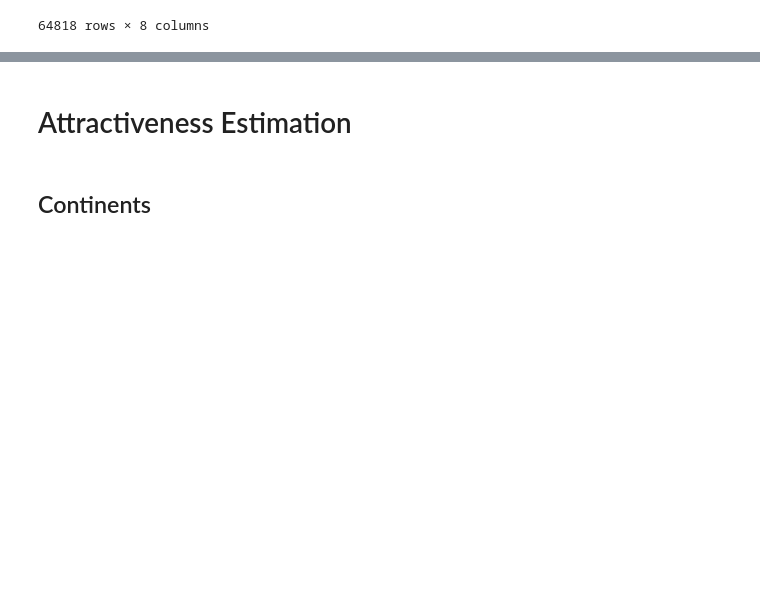
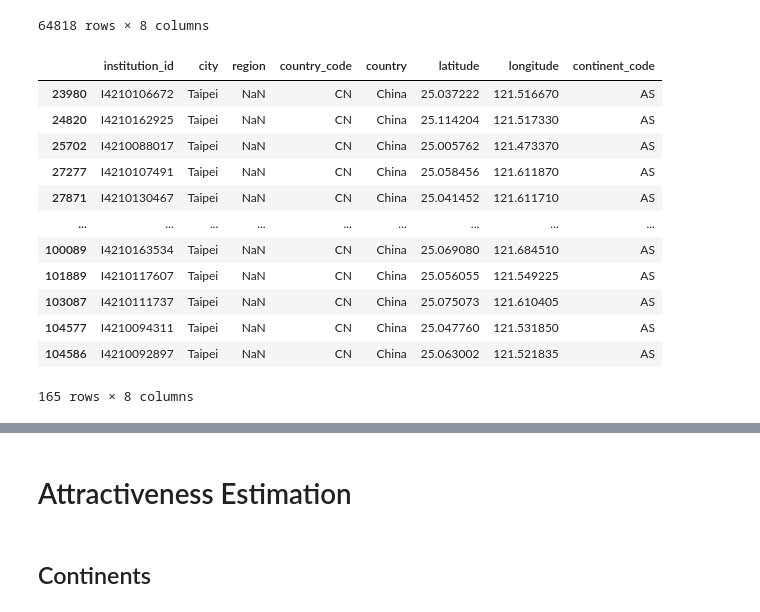
Before and after one commit to LangtianM/ScientistsMobility, a Jupyter notebook: 2_Estimations.ipynb, the cells around one changed output, grey strips where cells are left out. Drawn from its saved outputs; the diff is of its cells as text; code cells hidden in the pictures; blank space fills up the shorter version.

```diff
--- a/2_Estimations.ipynb
+++ b/2_Estimations.ipynb
@@ -195,6 +233,22 @@ institution_geo
 | 107380 | I4210163951 | Jilin City | NaN | CN | China | 43.850830 | 126.560280 | AS |
 | 108139 | I82930923 | London | NaN | GB | United Kingdom | 51.531994 | -0.119311 | EU |
 64818 rows × 8 columns
+# %%
+institution_geo[institution_geo['city']=='Taipei']
+# %% [output]
+|  | institution_id | city | region | country_code | country | latitude | longitude | continent_code |
+| 23980 | I4210106672 | Taipei | NaN | CN | China | 25.037222 | 121.516670 | AS |
+| 24820 | I4210162925 | Taipei | NaN | CN | China | 25.114204 | 121.517330 | AS |
+| 25702 | I4210088017 | Taipei | NaN | CN | China | 25.005762 | 121.473370 | AS |
+| 27277 | I4210107491 | Taipei | NaN | CN | China | 25.058456 | 121.611870 | AS |
+| 27871 | I4210130467 | Taipei | NaN | CN | China | 25.041452 | 121.611710 | AS |
+| ... | ... | ... | ... | ... | ... | ... | ... | ... |
+| 100089 | I4210163534 | Taipei | NaN | CN | China | 25.069080 | 121.684510 | AS |
+| 101889 | I4210117607 | Taipei | NaN | CN | China | 25.056055 | 121.549225 | AS |
+| 103087 | I4210111737 | Taipei | NaN | CN | China | 25.075073 | 121.610405 | AS |
+| 104577 | I4210094311 | Taipei | NaN | CN | China | 25.047760 | 121.531850 | AS |
+| 104586 | I4210092897 | Taipei | NaN | CN | China | 25.063002 | 121.521835 | AS |
+165 rows × 8 columns
 # %%
 move_data = move_data.merge(right=institution_geo[['institution_id', 'city', 'country_code', 'continent_code']],
                 how='left', on='institution_id')
```
Also changed, not shown: parts of 5 cells of this notebook, 3 other files.
